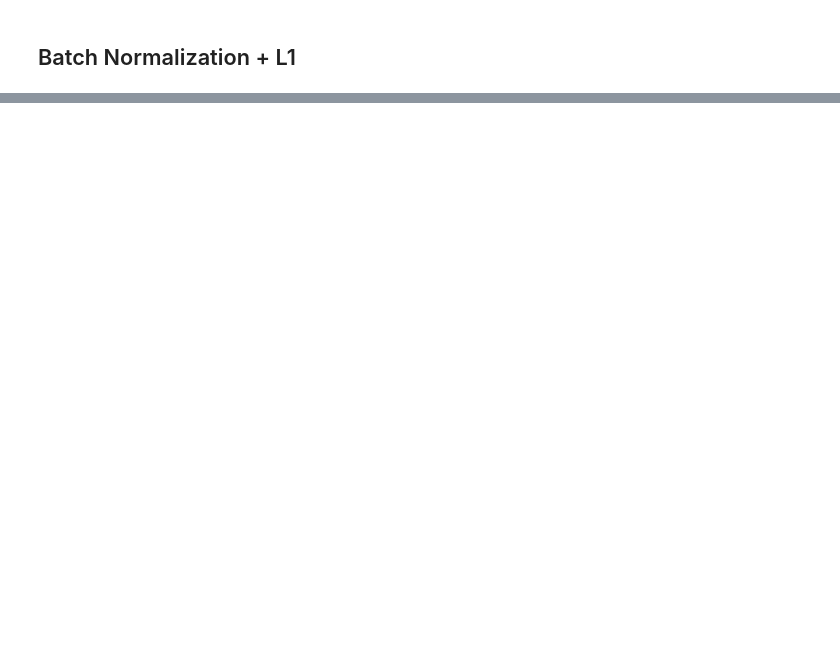
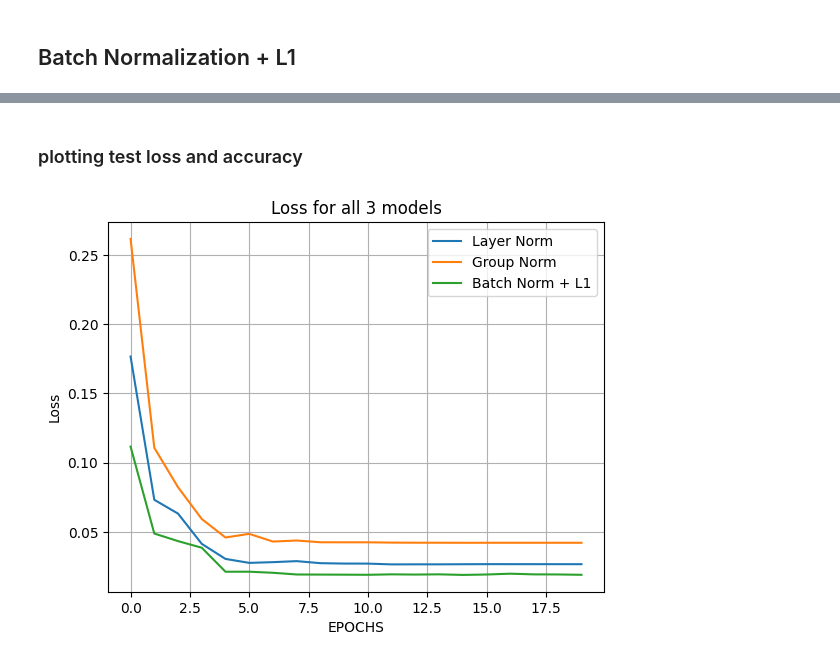
Before and after one commit to rajrathi/NormalizationRegularization, a Jupyter notebook: code.ipynb, the cells around one changed output, grey strips where cells are left out. Cells and saved outputs as stored; diff of their text form; code cells hidden in the pictures; blank space fills up the shorter version.

Commit message:
added missclassifed images, charts for loss and acc

```diff
--- a/code.ipynb
+++ b/code.ipynb
@@ -313,3 +309,8 @@ summary(model_, input_size=(1, 28, 28))
+# %%
+train_losses = []
+test_losses = []
+train_acc = []
+test_acc = []
 # %%
 model =  Net(norm='gn').to(device)
 optimizer = optim.SGD(model.parameters(), lr=0.3, momentum=0.9)
@@ -333,0 +361,3 @@ gn_acc = test_acc
+# %%
+losses.append(test_losses)
+accuracies.append(test_acc)
@@ -339,3 +391,8 @@ summary(model_, input_size=(1, 28, 28))
+# %%
+train_losses = []
+test_losses = []
+train_acc = []
+test_acc = []
 # %%
 model =  Net(norm='bn').to(device)
 optimizer = optim.SGD(model.parameters(), lr=0.3, momentum=0.9)
@@ -357,0 +445,3 @@ bn_acc = test_acc
+# %%
+losses.append(test_losses)
+accuracies.append(test_acc)
@@ -357,0 +452,15 @@ bn_acc = test_acc
+# %% [markdown]
+### plotting test loss and accuracy
+# %%
+epochs = [i for i in range(EPOCHS)]
+plt.plot(epochs,losses[0], label="Layer Norm")
+plt.plot(epochs,losses[1], label="Group Norm")
+plt.plot(epochs,losses[2], label="Batch Norm + L1")
+plt.xlabel('EPOCHS')
+plt.ylabel('Loss')
+plt.title("Loss for all 3 models")
+plt.grid()
+plt.legend()
+plt.show()
+# %% [output]
+[figure, added]
```
Also changed, not shown: parts of 19 cells of this notebook, 9 other files.
